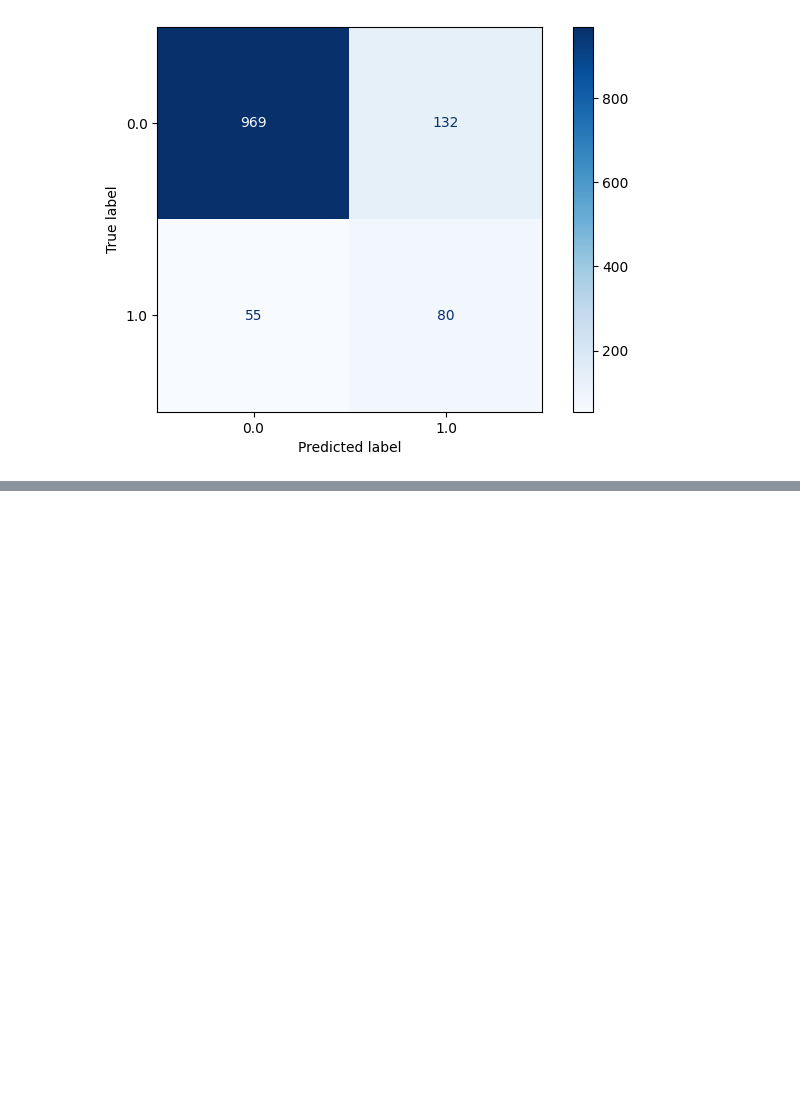
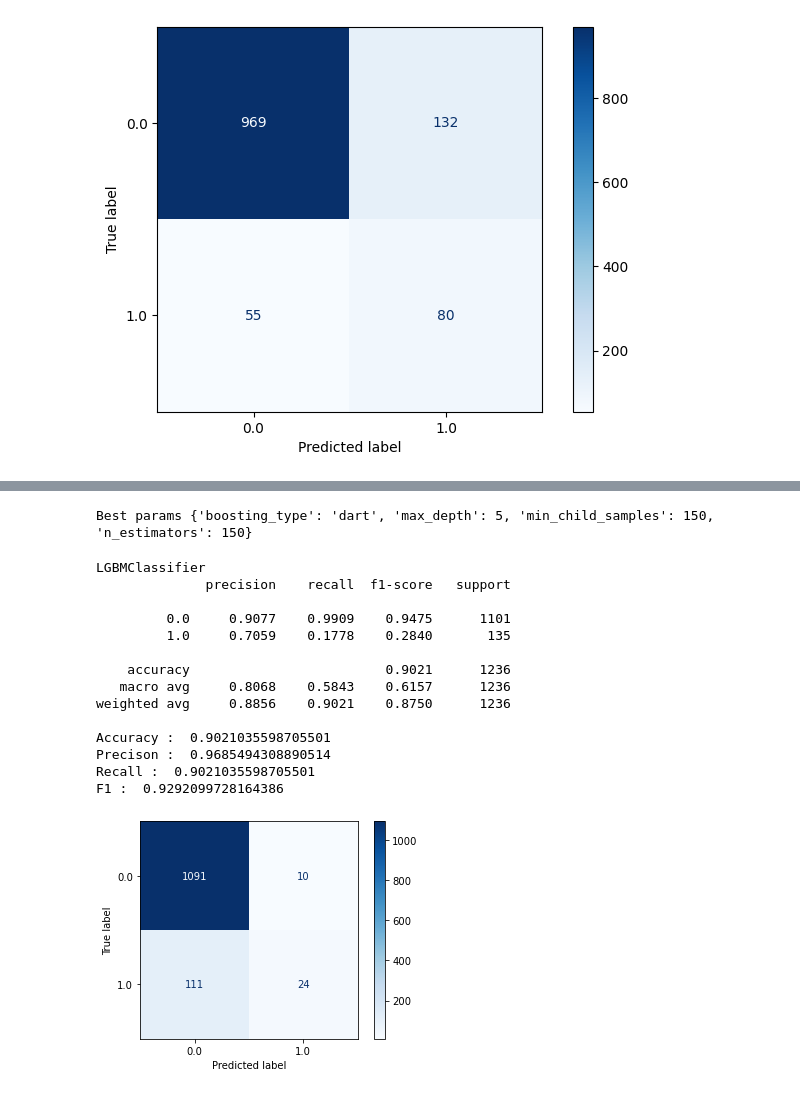
Before and after one commit to longtv2222/bank-investment-prediction, a Jupyter notebook: notebook.ipynb, the cells around one changed output, grey strips where cells are left out. Saved outputs shown, nothing was run; the diff lists cells and outputs as text; code cells hidden in the pictures; blank space fills up the shorter version.

Commit message:
Moiz paper 4

```diff
--- a/notebook.ipynb
+++ b/notebook.ipynb
@@ -429,0 +411,62 @@ weighted avg       0.88      0.85      0.86      1236
+# %%
+from sklearn.metrics import ConfusionMatrixDisplay, classification_report, confusion_matrix
+from sklearn.metrics import accuracy_score, f1_score, precision_score, recall_score
+
+def report_result(y_pred, y_true, clf):
+    cm = confusion_matrix(y_true, y_pred, labels=clf.classes_)
+    disp = ConfusionMatrixDisplay(
+        confusion_matrix=cm, display_labels=clf.classes_)
+    disp.plot(cmap="Blues")
+    print(classification_report(y_true, y_pred,digits=4))
+    print("Accuracy : ",accuracy_score(y_pred, y_true))
+    print("Precison : ",precision_score(y_pred, y_true, average = 'weighted'))
+    print("Recall : ",recall_score(y_pred, y_true, average = 'weighted'))
+    print("F1 : ",f1_score(y_pred, y_true, average = 'weighted'))
+# %%
+import lightgbm as lgb
+from lightgbm import LGBMClassifier
+
+# The following features are not used by the paper, therefore, we're not going to use these features as well
+LGBM_dataset_x = x.drop(columns=["remainder__euribor3m", "remainder__nr.employed",
+                    "remainder__cons.price.idx", "remainder__emp.var.rate", "remainder__cons.conf.idx"], inplace=False)
+
+# Seperate into train and test set
+x_train, x_test, y_train, y_test = train_test_split(
+    LGBM_dataset_x, y, train_size=0.7, test_size=0.3, random_state=42, stratify=y)
+# %%
+LGBM = LGBMClassifier(random_state=10)
+
+param_grid = {
+    'boosting_type': ['gbdt', 'dart'],
+    'max_depth': [5,7,9],
+    'n_estimators': [100,150,200],
+    'min_child_samples': [50,100,150]
+}
+
+pipe = Pipeline(steps=[
+    ('LGBM', LGBM)])
+
+tree_tuning = GridSearchCV(estimator=LGBM, param_grid=param_grid, cv=10)
+tree_tuning.fit(x_train, y_train)
+print("Best params", tree_tuning.best_params_)
+# %% [output]
+Best params {'boosting_type': 'dart', 'max_depth': 5, 'min_child_samples': 150, 'n_estimators': 150}
+# %%
+print('LGBMClassifier')
+report_result(tree_tuning.predict(x_test), y_test, tree_tuning)
+# %% [output]
+LGBMClassifier
+              precision    recall  f1-score   support
+
+         0.0     0.9077    0.9909    0.9475      1101
+         1.0     0.7059    0.1778    0.2840       135
+
+    accuracy                         0.9021      1236
+   macro avg     0.8068    0.5843    0.6157      1236
+weighted avg     0.8856    0.9021    0.8750      1236
+
+Accuracy :  0.9021035598705501
+Precison :  0.9685494308890514
+Recall :  0.9021035598705501
+F1 :  0.9292099728164386
+[figure, added]
```
Also changed, not shown: parts of 14 cells of this notebook.
